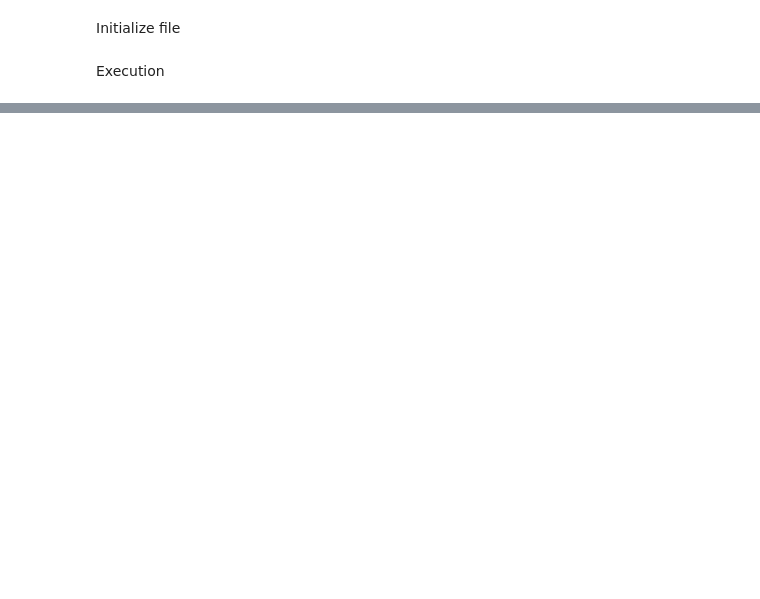
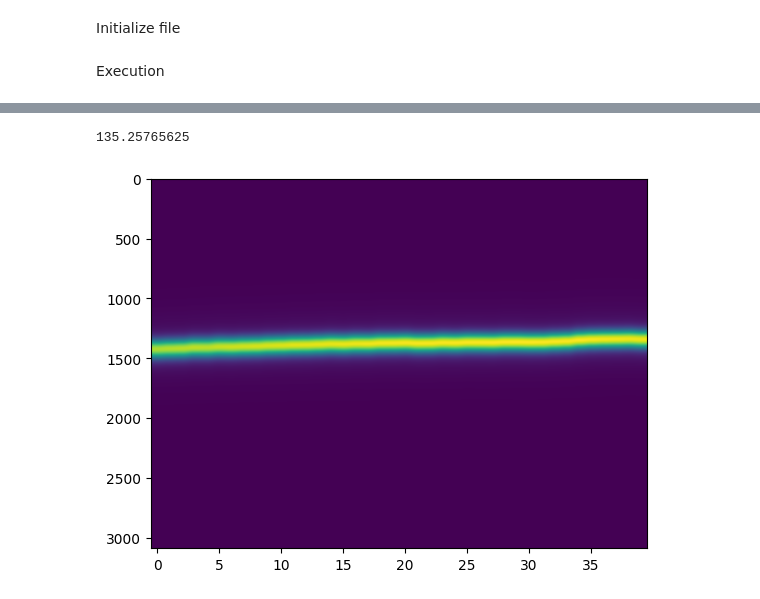
Before and after one commit to lnls-ids/cax-scripts, a Jupyter notebook: scripts/scan_caustic.ipynb, the cells around one changed output, grey strips where cells are left out. Saved outputs shown, nothing was run; the diff lists cells and outputs as text; code cells hidden in the pictures; blank space fills up the shorter version.

Commit message:
more mirror ry scan and caustic
Investigate the relation between Rx and Ry and the impact on the focus performing again the caustic

```diff
--- a/scripts/scan_caustic.ipynb
+++ b/scripts/scan_caustic.ipynb
@@ -64,0 +120,4 @@ file.save_metadata(metadata_dict={
+# %%
+scaname = f'scan_caustic_{formatted_date}.h5'
+datadir  = '/home/ids/data/'
+direc    = f'{formatted_date}-Mirror-Caustic/'
@@ -69,19 +156,22 @@ Execution
 t0 = time.time()
 
 for i, pos in enumerate(positions):
+    print(f'{i+1}/{len(positions)}; z_pos = {pos}')
 
     move_robust_screen(z_pos=pos)
 
-    screen_pos = cax.dvf_B1.z_pos
-    print('finished movement {0}/{1}: pos={2:.1f} mm'.format(i+1, len(positions), pos), end='\r')
+    img2 = get_image(dvf=cax.dvf_B1)
+    # expotime2 = cax.dvf_B1.exposure_time
 
-    img = cax.dvf_B1.image
+    zposrbv = epics.caget(pvname=pv_rbv_dvf2_zpos)
+    # print('finished movement {0}/{1}: pos={2:.1f} mm'.format(i+1, len(positions), pos), end='\r')
 
-    pos_dict = {'position': cax.dvf_B1.z_pos}
+    # img = cax.dvf_B1.image
 
-    file.save_dataset(dsetname=f'scan-{i:03d}',dsetdata=img,dsetmetadata=pos_dict)
+    file.save_dataset(dsetname=f'scan-{i:03d}',dsetdata=img2,
+                      dsetmetadata={'z_pos': zposrbv})
 
 t1 = time.time()
 
-print(f'elapsed time [s]: {t1-t0}')
+print(f'elapsed time [min]: {(t1-t0)/60}')
 # %% [output]
@@ -88,0 +195,6 @@ finished scan!ent 22/22: pos=140.0 mm
+# %%
+epics.caget(pvname=pv_rbv_dvf2_zpos)
+# %% [output]
+135.25765625
+# %%
+f = h5py.File(name='/'.join([datadir+direc,scaname]))
@@ -88,0 +203,15 @@ finished scan!ent 22/22: pos=140.0 mm
+# %%
+zposes = [f[scan].attrs['z_pos'] for scan in f]
+
+caustic3d = []
+for scan in f:
+    img = np.array(f[scan])
+    caustic3d.append(img)
+
+causticx = np.sum(caustic3d, axis=1).T
+causticy = np.sum(caustic3d, axis=2).T
+# %%
+plt.imshow(causticx,aspect='auto')
+plt.show()
+# %% [output]
+[figure, added]
```
Also changed, not shown: parts of 20 cells of this notebook, 4 other files.
